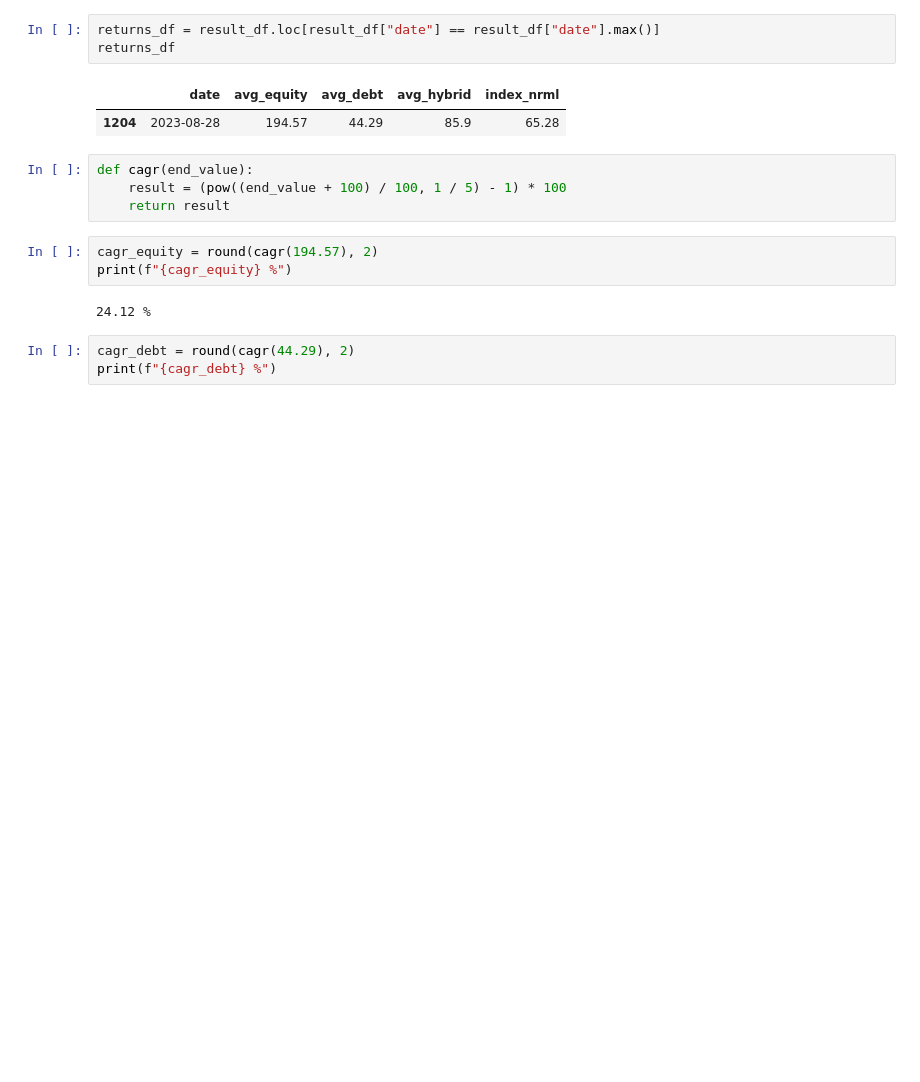
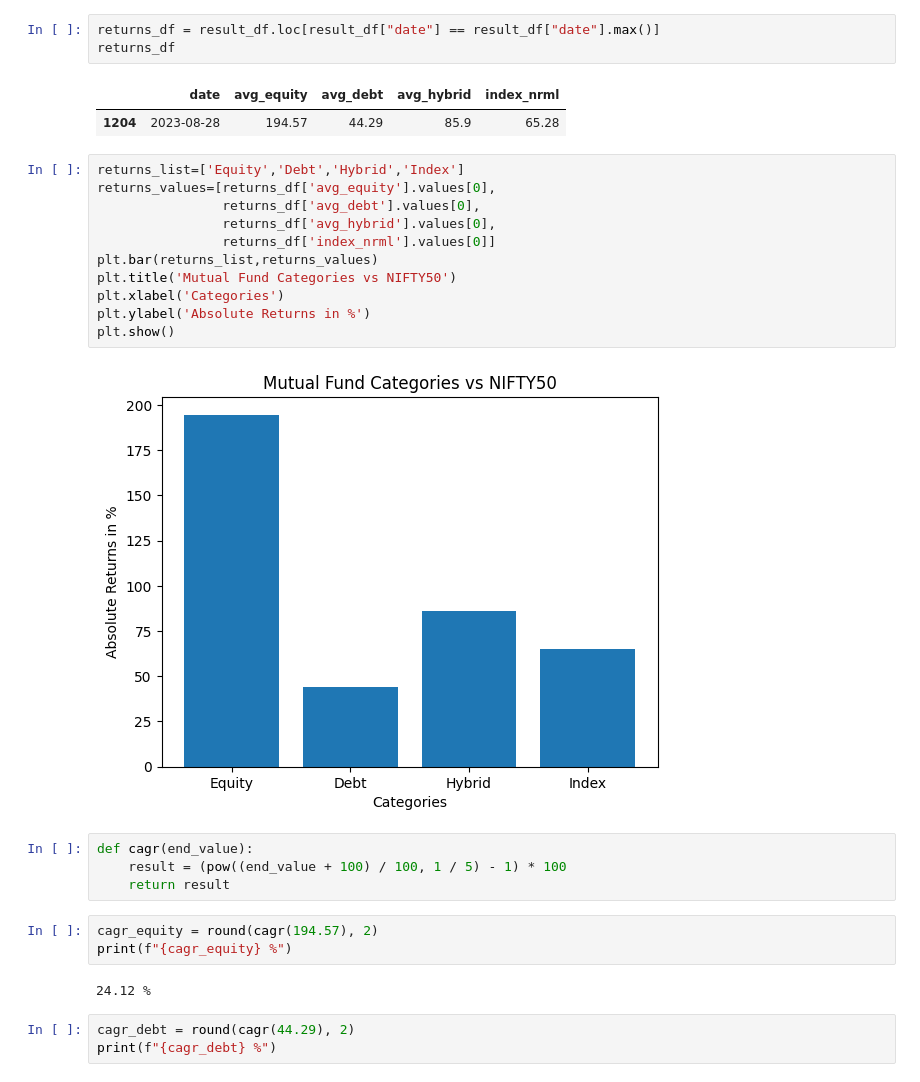
Before and after one commit to amanhooda98/Mutual_Fund_Analytics, a Jupyter notebook: Mutual_Fund_Analytics.ipynb, the cells around one changed output. Drawn from its saved outputs; the diff is of its cells as text; blank space fills up the shorter version.

```diff
--- a/Mutual_Fund_Analytics.ipynb
+++ b/Mutual_Fund_Analytics.ipynb
@@ -407,6 +408,19 @@ returns_df
 # %% [output]
 |  | date | avg_equity | avg_debt | avg_hybrid | index_nrml |
 | 1204 | 2023-08-28 | 194.57 | 44.29 | 85.9 | 65.28 |
+# %%
+returns_list=['Equity','Debt','Hybrid','Index']
+returns_values=[returns_df['avg_equity'].values[0],
+                returns_df['avg_debt'].values[0],
+                returns_df['avg_hybrid'].values[0],
+                returns_df['index_nrml'].values[0]]
+plt.bar(returns_list,returns_values)
+plt.title('Mutual Fund Categories vs NIFTY50')
+plt.xlabel('Categories')
+plt.ylabel('Absolute Returns in %')
+plt.show()
+# %% [output]
+[figure, added]
 # %%
 def cagr(end_value):
     result = (pow((end_value + 100) / 100, 1 / 5) - 1) * 100
```
Also changed, not shown: parts of 1 cell of this notebook.
